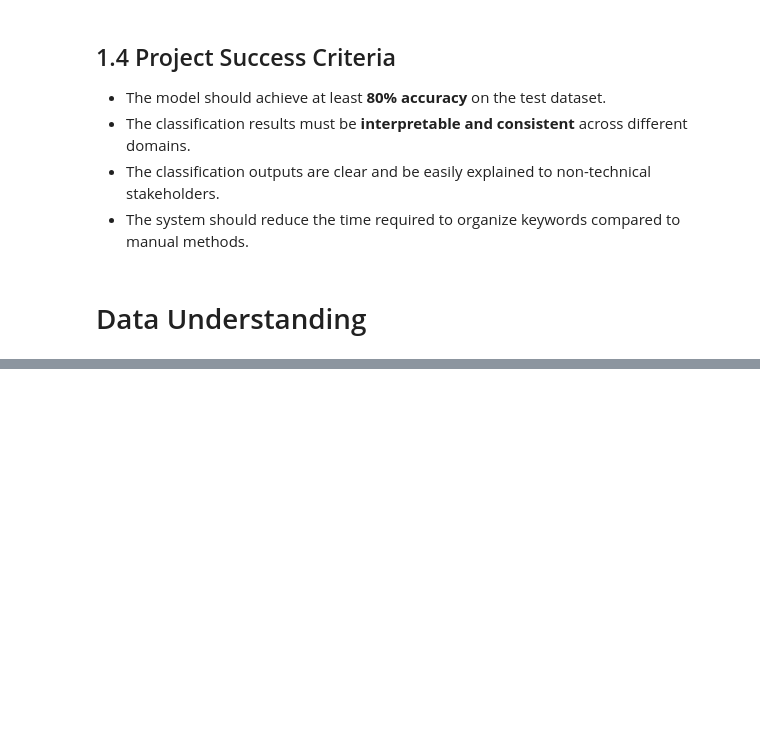
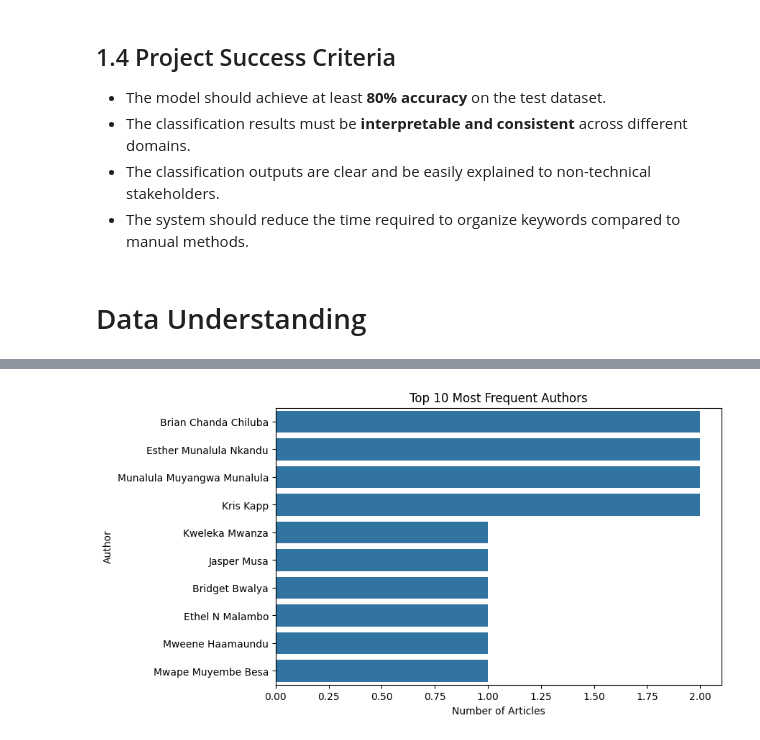
Before and after one commit to Ad-Rian815/Unza_journal_key_word_classification, a Jupyter notebook: Automatic_Classification_Of_Key_Words_Associated_with_articles_on_Unza_journals.ipynb, the cells around one changed output, grey strips where cells are left out. Cells and saved outputs as stored; diff of their text form; code cells hidden in the pictures; blank space fills up the shorter version.

Commit message:
[DU] updated scraper to mount and save to shared drive and run initial explorations including visualizations

```diff
--- a/Automatic_Classification_Of_Key_Words_Associated_with_articles_on_Unza_journals.ipynb
+++ b/Automatic_Classification_Of_Key_Words_Associated_with_articles_on_Unza_journals.ipynb
@@ -340,0 +272,8 @@ The initial scraping of UNZA journals identified 2 journals and retrieved metada
+# %%
+import pandas as pd
+
+# Load dataset (replace with your actual file name, e.g. "data.csv")
+df = pd.read_csv("/content/drive/My Drive/misc-unza25-csc4792-project_team9/unza_journals.csv")
+
+# Show first 5 rows to confirm load
+print(df.head())
@@ -340,0 +328,22 @@ The initial scraping of UNZA journals identified 2 journals and retrieved metada
+# %%
+import matplotlib.pyplot as plt
+import seaborn as sns
+from collections import Counter
+
+# Split multiple authors into list
+all_authors = []
+for a in df['authors'].dropna():
+    for name in a.split(","):
+        all_authors.append(name.strip())
+
+author_counts = Counter(all_authors).most_common(10)
+
+# Plot top 10 authors
+plt.figure(figsize=(8,5))
+sns.barplot(x=[c[1] for c in author_counts], y=[c[0] for c in author_counts])
+plt.title("Top 10 Most Frequent Authors")
+plt.xlabel("Number of Articles")
+plt.ylabel("Author")
+plt.show()
+# %% [output]
+[figure, added]
```
Also changed, not shown: parts of 12 cells of this notebook.
